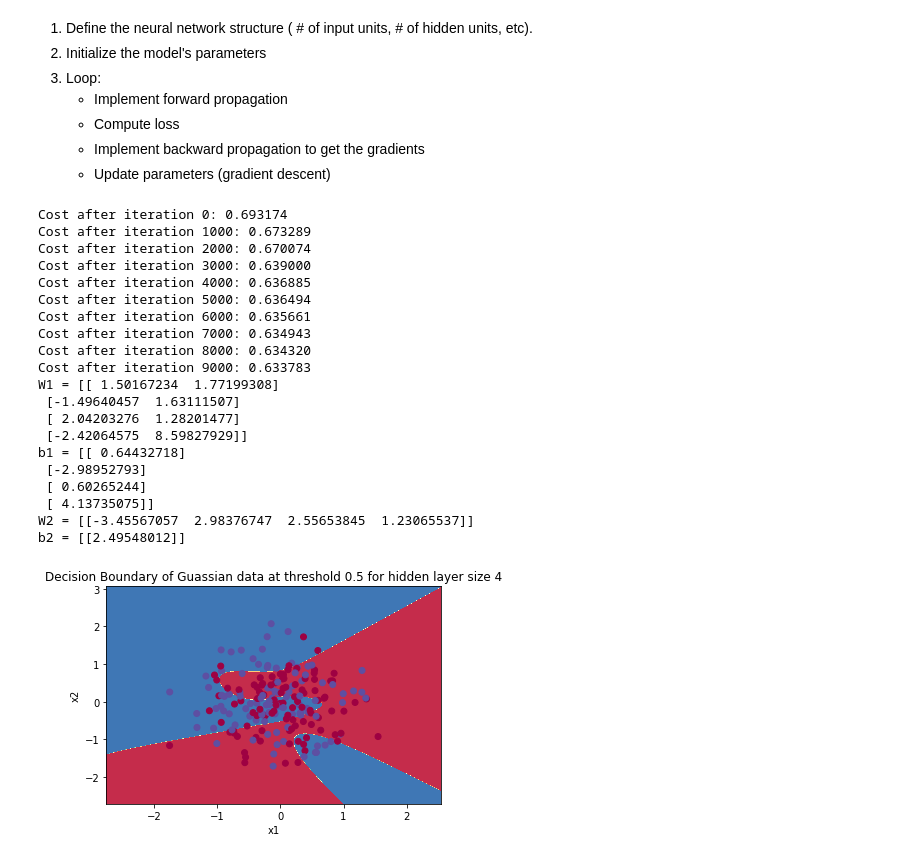
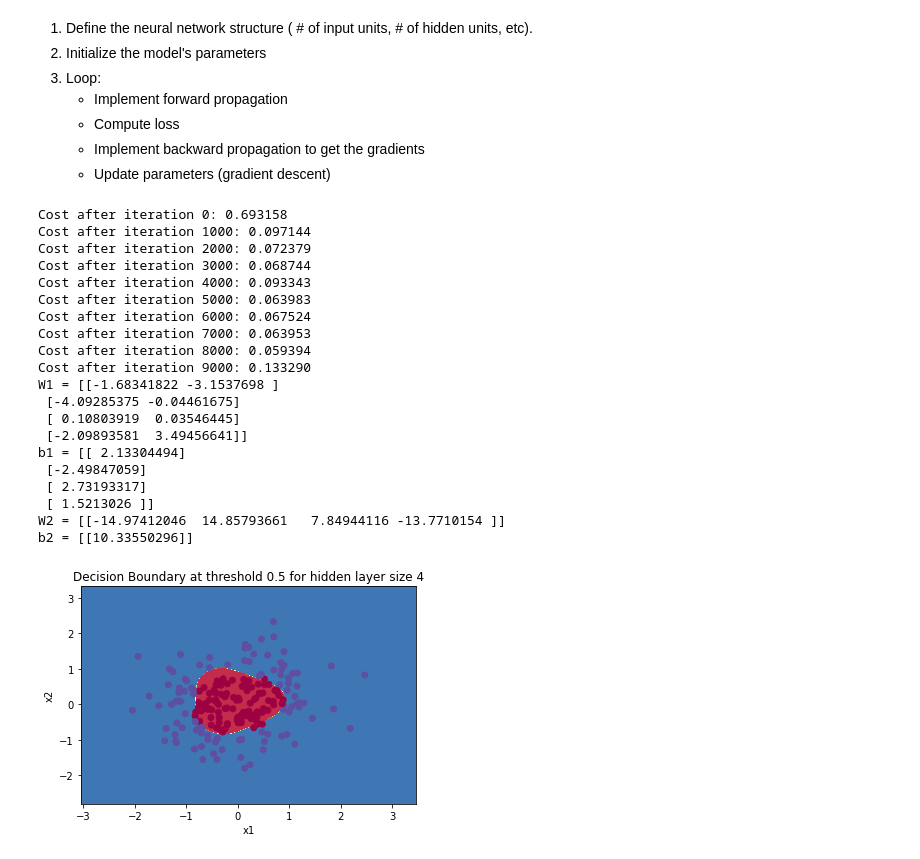
Before and after one commit to lakshmi2688/lakshmi2688.github.io, a Jupyter notebook: assets/classification/Binary Classification.ipynb, the cells around one changed output. Cells and saved outputs as stored; diff of their text form; code cells hidden in the pictures.

```diff
--- a/assets/classification/Binary Classification.ipynb
+++ b/assets/classification/Binary Classification.ipynb
@@ -606,38 +608,38 @@ def predict(parameters, X):
 # %%
 # Build a model with a n_h-dimensional hidden layer
 parameters = nn_model(X, Y, n_h = 4, num_iterations = 10000, print_cost=True)
 
 print("W1 = " + str(parameters["W1"]))
 print("b1 = " + str(parameters["b1"]))
 print("W2 = " + str(parameters["W2"]))
 print("b2 = " + str(parameters["b2"]))
 
 # Plot the decision boundary
 plot_decision_boundary(lambda x: predict(parameters, x.T), X, Y)
-plt.title("Decision Boundary of Guassian data at threshold 0.5 for hidden layer size " + str(4))
+plt.title("Decision Boundary at threshold 0.5 for hidden layer size " + str(4))
 plt.savefig('C:/Users/Lakshmi/Desktop/UW DataScience application/558 ML/Week 3/neural_nw_decision_boundary.jpg');
 # %% [output]
-Cost after iteration 0: 0.693174
-Cost after iteration 1000: 0.673289
-Cost after iteration 2000: 0.670074
-Cost after iteration 3000: 0.639000
-Cost after iteration 4000: 0.636885
-Cost after iteration 5000: 0.636494
-Cost after iteration 6000: 0.635661
-Cost after iteration 7000: 0.634943
-Cost after iteration 8000: 0.634320
-Cost after iteration 9000: 0.633783
-W1 = [[ 1.50167234  1.77199308]
- [-1.49640457  1.63111507]
- [ 2.04203276  1.28201477]
- [-2.42064575  8.59827929]]
-b1 = [[ 0.64432718]
- [-2.98952793]
- [ 0.60265244]
- [ 4.13735075]]
-W2 = [[-3.45567057  2.98376747  2.55653845  1.23065537]]
-b2 = [[2.49548012]]
+Cost after iteration 0: 0.693158
+Cost after iteration 1000: 0.097144
+Cost after iteration 2000: 0.072379
+Cost after iteration 3000: 0.068744
+Cost after iteration 4000: 0.093343
+Cost after iteration 5000: 0.063983
+Cost after iteration 6000: 0.067524
+Cost after iteration 7000: 0.063953
+Cost after iteration 8000: 0.059394
+Cost after iteration 9000: 0.133290
+W1 = [[-1.68341822 -3.1537698 ]
+ [-4.09285375 -0.04461675]
+ [ 0.10803919  0.03546445]
+ [-2.09893581  3.49456641]]
+b1 = [[ 2.13304494]
+ [-2.49847059]
+ [ 2.73193317]
+ [ 1.5213026 ]]
+W2 = [[-14.97412046  14.85793661   7.84944116 -13.7710154 ]]
+b2 = [[10.33550296]]
-[figure, old version]
+[figure, new version]
 # %%
 # Print accuracy
 predictions = predict(parameters, X)
```
Also changed, not shown: parts of 5 cells of this notebook, 5 other files.
